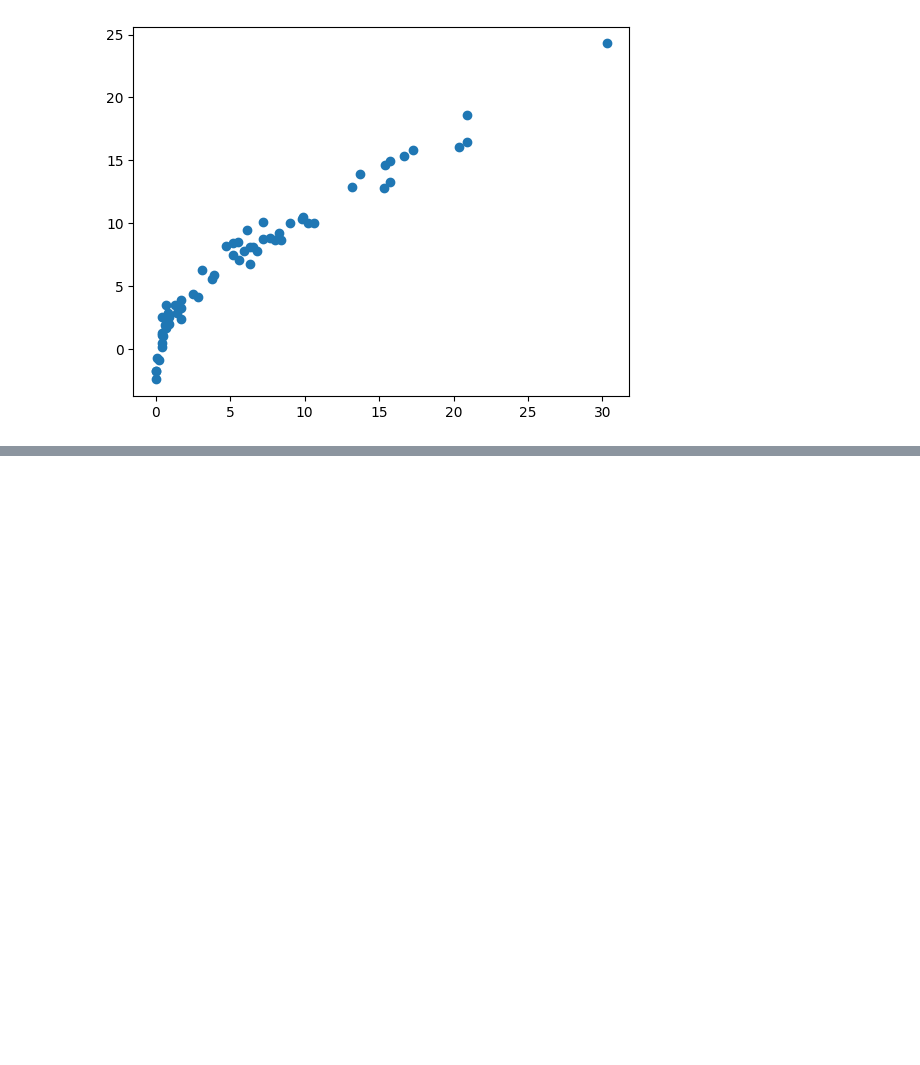
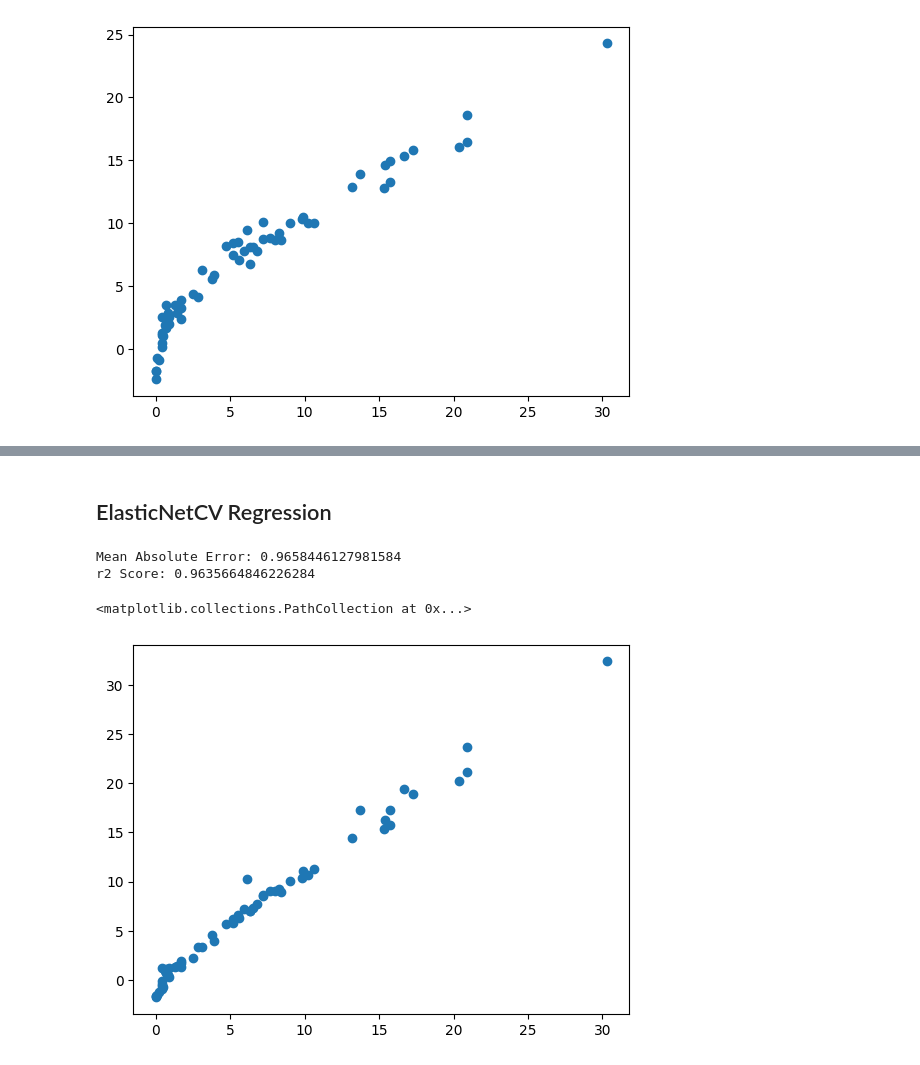
Before and after one commit to Divanshu-Bansal/Algerian-Forest-Fires-Dataset-Regression, a Jupyter notebook: Model_Training.ipynb, the cells around one changed output, grey strips where cells are left out. Cells and saved outputs as stored; diff of their text form; code cells hidden in the pictures; blank space fills up the shorter version.

```diff
--- a/Model_Training.ipynb
+++ b/Model_Training.ipynb
@@ -276,0 +298,12 @@ r2 Score: 0.9081701979826985
+# %%
+from sklearn.linear_model import RidgeCV
+from sklearn.metrics import mean_absolute_error
+from sklearn.metrics import r2_score
+rigcvreg = RidgeCV(cv=5)
+rigcvreg.fit(X_train_scaled,y_train)
+y_pred = rigcvreg.predict(X_test_scaled)
+mae = mean_absolute_error(y_test,y_pred)
+r2 = r2_score(y_test,y_pred)
+print("Mean Absolute Error:", mae)
+print("r2 Score:", r2)
+plt.scatter(y_test,y_pred)
@@ -276,0 +315,19 @@ r2 Score: 0.9081701979826985
+# %% [markdown]
+## ElasticNetCV Regression
+# %%
+from sklearn.linear_model import ElasticNetCV
+from sklearn.metrics import mean_absolute_error
+from sklearn.metrics import r2_score
+enetcvreg = ElasticNetCV(cv=5)
+enetcvreg.fit(X_train_scaled,y_train)
+y_pred = enetcvreg.predict(X_test_scaled)
+mae = mean_absolute_error(y_test,y_pred)
+r2 = r2_score(y_test,y_pred)
+print("Mean Absolute Error:", mae)
+print("r2 Score:", r2)
+plt.scatter(y_test,y_pred)
+# %% [output]
+Mean Absolute Error: 0.9658446127981584
+r2 Score: 0.9635664846226284
+<matplotlib.collections.PathCollection at 0x...>
+[figure, added]
```
Also changed, not shown: parts of 6 cells of this notebook.
